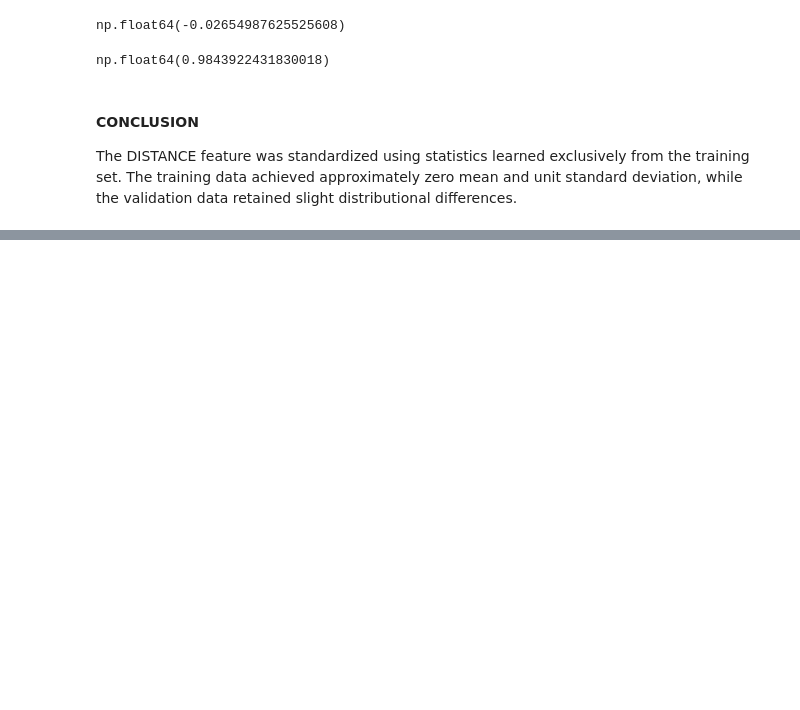
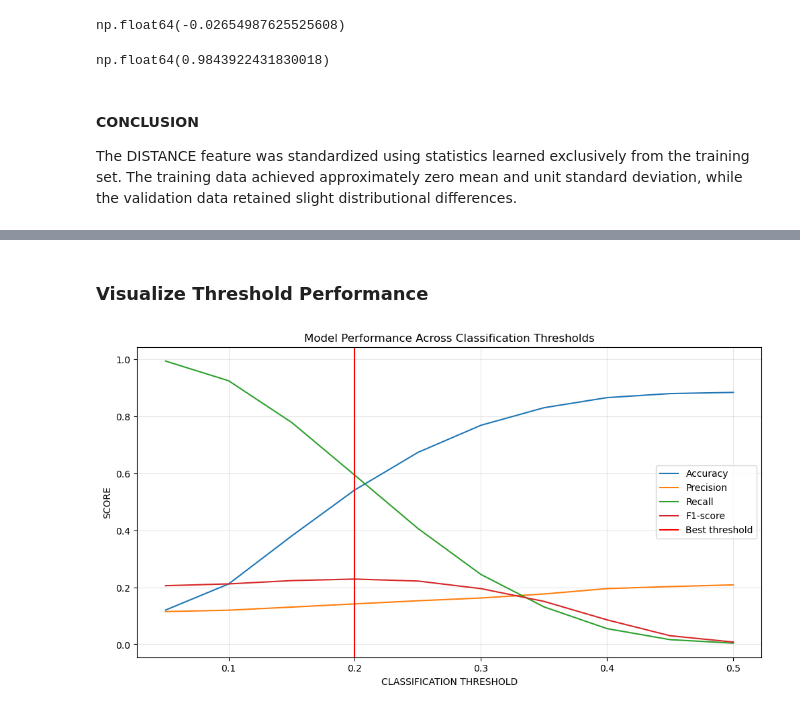
Before and after one commit to bacoscamadalina/flight-delay-prediction, a Jupyter notebook: 01_data_exploration.ipynb, the cells around one changed output, grey strips where cells are left out. Cells and saved outputs as stored; diff of their text form; code cells hidden in the pictures; blank space fills up the shorter version.

```diff
--- a/01_data_exploration.ipynb
+++ b/01_data_exploration.ipynb
@@ -1452,0 +1629,4 @@ The DISTANCE feature was standardized using statistics learned exclusively from
+# %%
+threshold = 0.2
+y_pred_adjusted = (delay_probabilities >= threshold).astype(int)
+y_pred_adjusted
@@ -1452,0 +1699,3 @@ The DISTANCE feature was standardized using statistics learned exclusively from
+# %%
+thresholds_results = pd.DataFrame(results)
+thresholds_results
@@ -1452,0 +1721,3 @@ The DISTANCE feature was standardized using statistics learned exclusively from
+# %%
+best_index = thresholds_results["f1_analysis"].idxmax()
+best_index
@@ -1452,0 +1726,3 @@ The DISTANCE feature was standardized using statistics learned exclusively from
+# %%
+best_threshold = thresholds_results.loc[best_index,"threshold"]
+best_threshold
@@ -1452,0 +1735,20 @@ The DISTANCE feature was standardized using statistics learned exclusively from
+# %% [markdown]
+### Visualize Threshold Performance
+# %%
+plt.figure(figsize=(12,6))
+
+plt.plot(thresholds_results["threshold"],thresholds_results["accuracy_analysis"],label="Accuracy")
+plt.plot(thresholds_results["threshold"],thresholds_results["precision_analysis"], label="Precision")
+plt.plot(thresholds_results["threshold"], thresholds_results["recall_analysis"], label="Recall")
+plt.plot(thresholds_results["threshold"], thresholds_results["f1_analysis"], label="F1-score")
+
+plt.axvline(best_threshold, color="red", linestyle="-", label="Best threshold")
+
+plt.xlabel("CLASSIFICATION THRESHOLD")
+plt.ylabel("SCORE")
+plt.title("Model Performance Across Classification Thresholds")
+plt.legend()
+plt.grid(alpha=0.3)
+plt.show()
+# %% [output]
+[figure, added]
```
Also changed, not shown: parts of 49 cells of this notebook, 1 other file.
